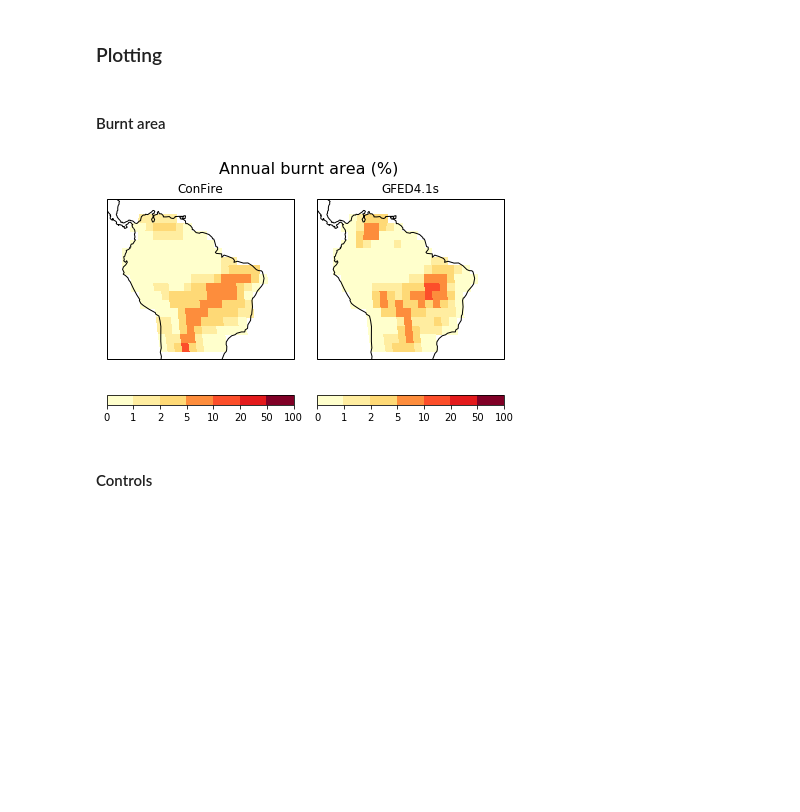
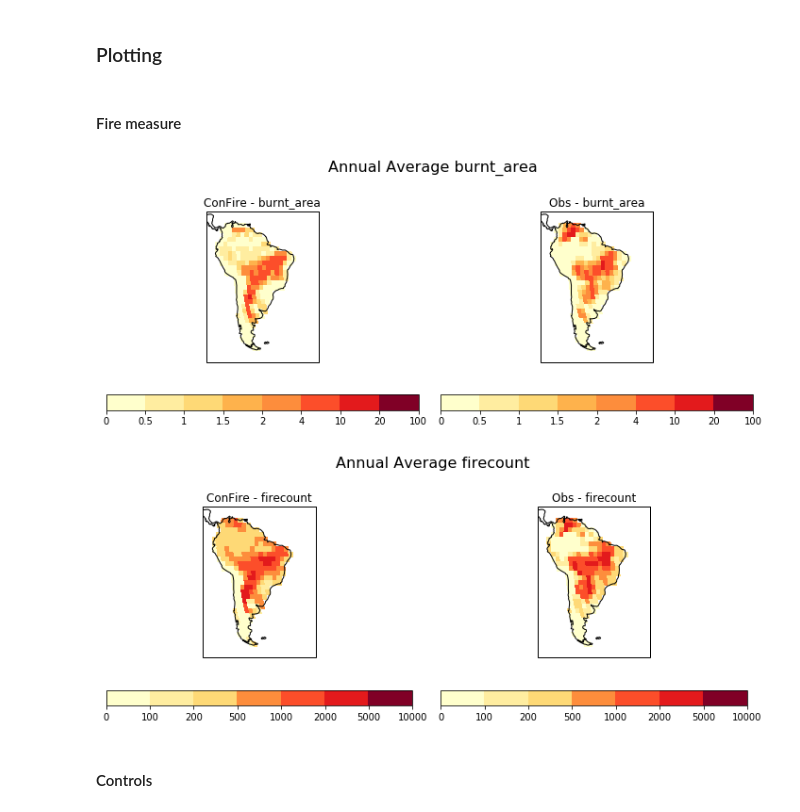
Before and after one commit to douglask3/amazon_fires, a Jupyter notebook: optimise_run_model/make_model_output.ipynb, the cells around one changed output. Drawn from its saved outputs; the diff is of its cells as text; code cells hidden in the pictures; blank space fills up the shorter version.

Commit message:
running for firecount and burnt aarea, plus one or two other small changes to the model structure, prioors ect

```diff
--- a/optimise_run_model/make_model_output.ipynb
+++ b/optimise_run_model/make_model_output.ipynb
@@ -154,7 +166,7 @@ for key, dat in input_data.items():
     nd = nd + 1
     dat = dat.collapsed('time', iris.analysis.MEAN)
     dat.long_name = key
-    plot_lonely_cube(dat, 3, 4, nd, cmap = 'magma', levels = None)
+    plot_lonely_cube(dat, 3, 4, nd, cmap = 'magma_r', levels = None)
     plt.suptitle(title_output, fontsize=16)
     plt.subplots_adjust(top=0.88)
 if fig:
@@ -196,7 +208,7 @@ Things calculated on the fly are:
     * ``sensitivity_suppression``:  suppression
 # %%
 class ConFIRE(object):
-    def __init__(self, data, params):
+    def __init__(self, data, params, exponant = False):
         """
         Initalise parameters and calculates the key variables needed to calculate burnt area.
         """
@@ -222,14 +234,15 @@ class ConFIRE(object):
         self.standard_moisture    = self.sigmoid(self.moisture   ,
                                             self.params[   'moisture_x0'], -self.params[   'moisture_k'])
         self.standard_ignitions   = self.sigmoid(self.ignitions   ,
-                                            self.params[  'ignitions_x0'], self.params[  'ignitions_k'])
+                                            self.params[  'ignition_x0'], self.params[  'ignition_k'])
         self.standard_suppression = self.sigmoid(self.suppression,
                                             self.params['suppression_x0'], -self.params['suppression_k'])
 
         ## burnt area us just limitation of each control muliplied together.
-        self.burnt_area = self.params['max_f'] * self.standard_fuel * self.standard_moisture * self.standard_ignitions * self.standard_suppression
+        self.burnt_area = self.standard_fuel * self.standard_moisture * self.standard_ignitions * self.standard_suppression * self.params['max_f']
 
-        self.burnt_area.data =  -(1/self.params['exp_scale']) * np.log(1 - self.burnt_area.data)
+        if exponant:
+            self.burnt_area.data =  -(1/self.params['exp_scale']) * np.log(1 - self.burnt_area.data)
         self.standard_moisture    = self.standard_moisture    / self.sigmoid(0.0, self.params['moisture_x0'],
                                                  -self.params['moisture_k'])
         self.standard_suppression = self.standard_suppression / self.sigmoid(0.0, self.params['suppression_x0'],
@@ -268,7 +281,7 @@ class ConFIRE(object):
         """
         Definition to describe fuel load: while return the input; capability to be modified later.
         """
-        return (vegcover**fuel_pw) * (fuel_pg * (alphaMax-1) + 1) / (1 + fuel_pg)
+        return (vegcover**(fuel_pw+1)) * (fuel_pg * (alphaMax-1) + 1) / (1 + fuel_pg)
 
 
     def control_moisture(self, alpha, emc, treeCover, cM, cMT):
@@ -325,7 +338,7 @@ class ConFIRE(object):
 
 
     def sensitivity_ignitions(self):
-        return self.sensitivity(self.ignitions, self.params['ignitions_x0'], self.params['ignitions_k'],
+        return self.sensitivity(self.ignitions, self.params['ignition_x0'], self.params['ignition_k'],
                                 self.standard_ignitions, "sensitivity_ignitions")
 
 
@@ -397,33 +410,39 @@ class ConFIRE(object):
 # %% [markdown]
 #### Check that everything is working okay
 Here, we run the model with the median of each parameter and plot each of the outputs mentioned above to make sure everything is happy
-# %%
-model = ConFIRE(input_data, params.loc[params["sigma"].idxmin()]) # We're using the row which has minimum sigma
+# %%
+# We're using the row which has minimum sigma
+models = [ConFIRE(input_data, param.loc[param["sigma"].idxmin()], exponate) for param, exponate in zip(params, exponates)]
 # %% [markdown]
 ### Plotting
-# %% [markdown]
-#### Burnt area
+# %% [markdown]
+#### Fire measure
 # %%
-burnt_area = model.burnt_area[0:(12*15)].collapsed('time', iris.analysis.MEAN)
-burnt_area.long_name = "ConFire"
-burnt_area.data = burnt_area.data * 1200
 
-plot_lonely_cube(burnt_area, 1, 2, 1, levels = [0, 1, 2, 5, 10, 20, 50, 100], cmap = "brewer_YlOrRd_09")
+levels_var = [[0, 0.5, 1, 1.5, 2, 4, 10, 20, 100], [0, 100, 200, 500, 1000, 2000, 5000, 10000]]
+scales = [100, 1]
+for model, variable, level, scale in zip(models, variables, levels_var, scales):
+    plt.figure(figsize = (10, 7.5))
+    sim = model.burnt_area[0:(12*15)].collapsed('time', iris.analysis.MEAN)
+    sim.long_name = "ConFire - " + variable
+    sim.data = sim.data * 12 * scale
 
-gfed = iris.load_cube('../outputs/amazon_region/burnt_area-GFED4s_2.5degree_2000-2016.nc')
-gfed = gfed.collapsed('time', iris.analysis.MEAN)*1200
-gfed.long_name = "GFED4.1s"
-plot_lonely_cube(gfed, 1, 2, 2, levels = [0, 1, 2, 5, 10, 20, 50, 100], cmap = "brewer_YlOrRd_09")
+    plot_lonely_cube(sim, 2, 2, 1, levels = level, cmap = "brewer_YlOrRd_09")
 
-plt.subplots_adjust(top=0.88)
-plt.suptitle("Annual burnt area (%)", fontsize=16)
-plt.subplots_adjust(top=0.88)
+    #gfed = iris.load_cube('../outputs/amazon_region/burnt_area-GFED4s_2.5degree_2000-2016.nc')
+    mod = input_data[variable].collapsed('time', iris.analysis.MEAN)*12 * scale
+    mod.long_name = "Obs - " + variable
+    plot_lonely_cube(mod, 2, 2, 2, levels = level, cmap = "brewer_YlOrRd_09")
 
+    plt.subplots_adjust(top=0.88)
+    plt.suptitle("Annual Average " + variable, fontsize=16)
+    plt.subplots_adjust(top=0.88)
 
-if fig:
-    plt.savefig(dir_fig + 'burnt_area.png')
+    if fig:
+        plt.savefig(dir_fig + variable + '.png')
 # %% [output]
-[figure, old version]
+[figure, new version]
+[figure, added]
 # %% [markdown]
 #### Controls
 # %%
```
Also changed, not shown: parts of 9 cells of this notebook, 1 other file.
